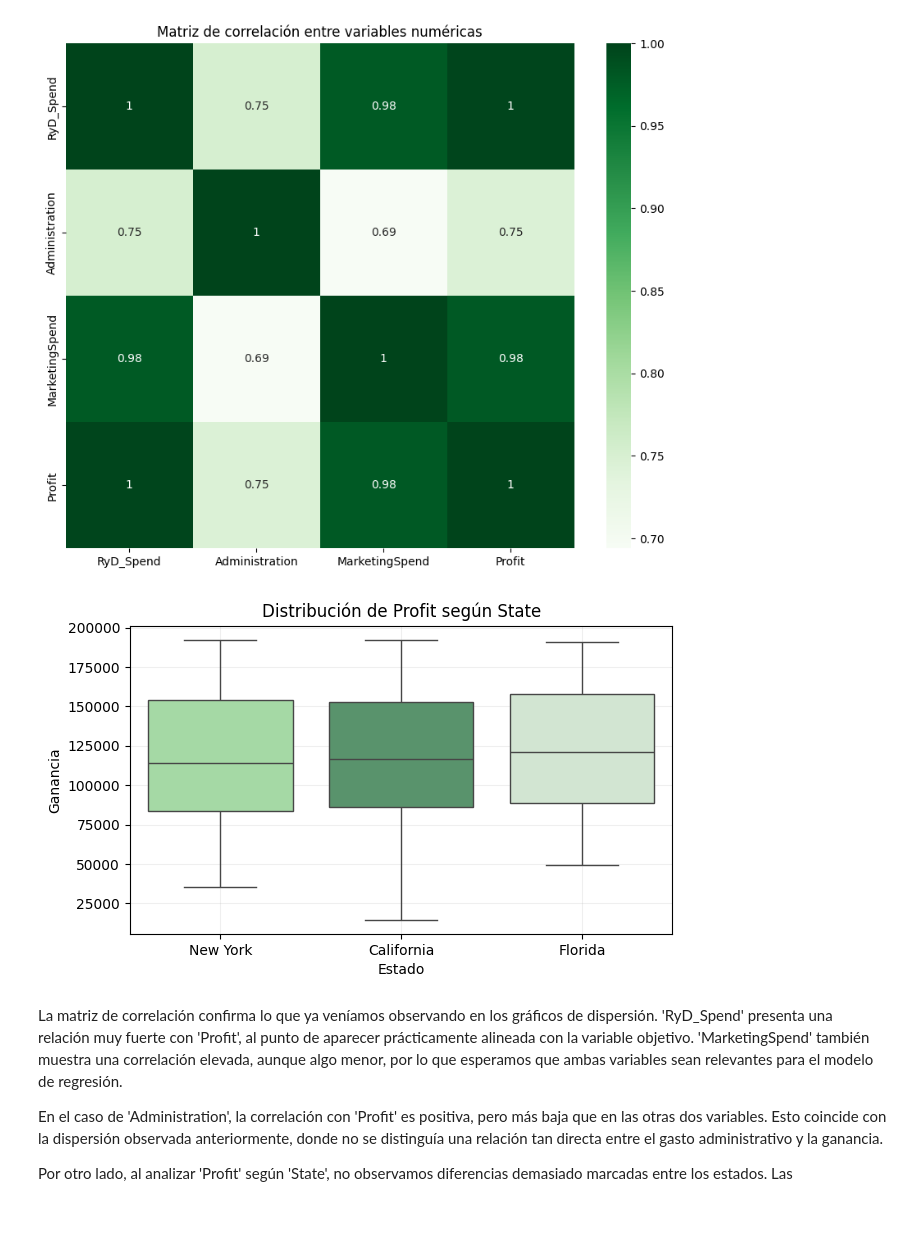
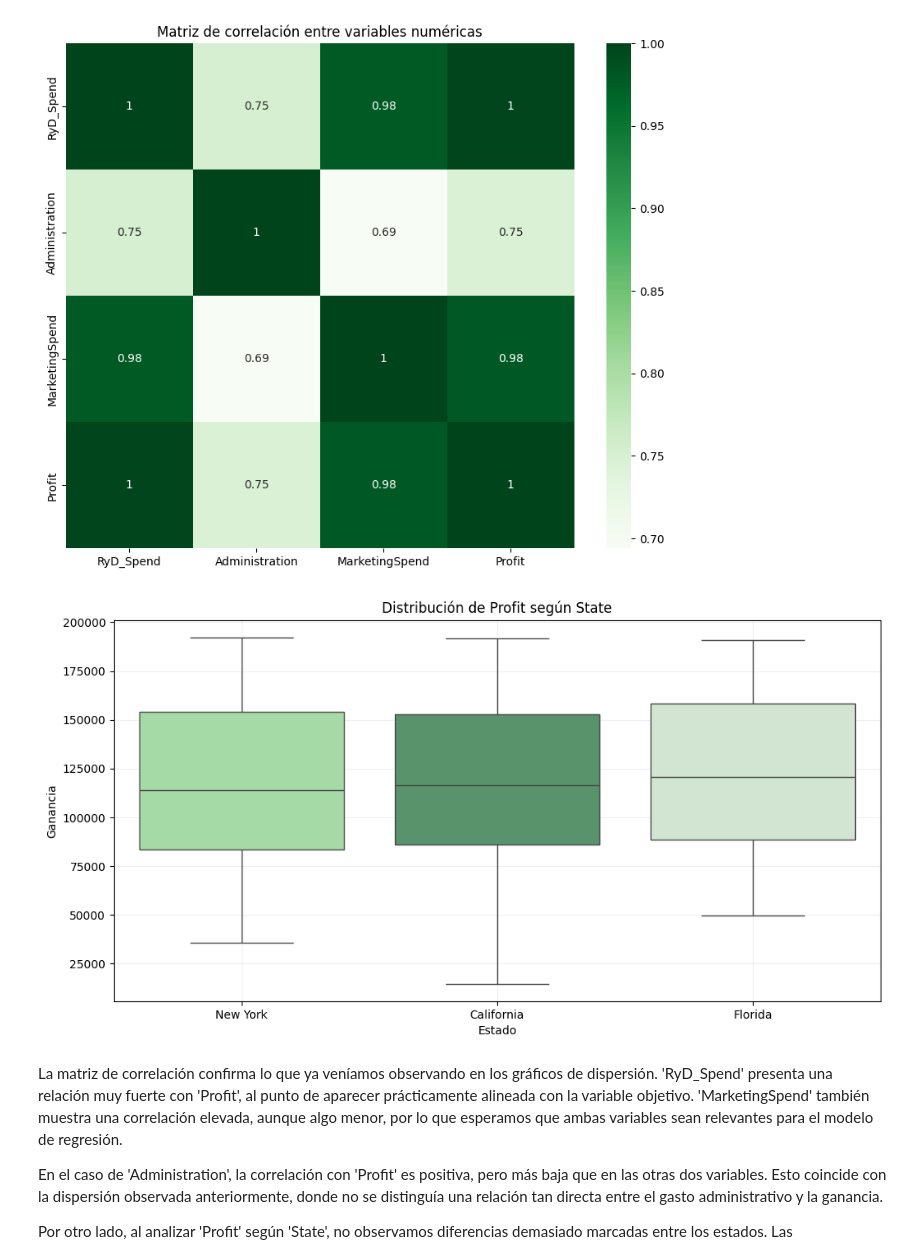
Before and after one commit to laraonys/tp2-md-onyskiw-mu-oz, a Jupyter notebook: Regresion-Munoz-Onyskiw.ipynb, the cells around one changed output. Cells and saved outputs as stored; diff of their text form; code cells hidden in the pictures; blank space fills up the shorter version.

```diff
--- a/Regresion-Munoz-Onyskiw.ipynb
+++ b/Regresion-Munoz-Onyskiw.ipynb
@@ -272,24 +272,24 @@ plt.show()
 # %%
 paleta = ["#9ce29c", "#4f9d69", "#cfe8cf"]
 
-plt.figure(figsize=(7, 4))
+plt.figure(figsize=(12, 6))
 
 sns.boxplot(
     data=dataCompanies,
     x="State",
     y="Profit",
     hue="State",
     palette=paleta,
     legend=False
 )
 
 plt.title("Distribución de Profit según State")
 plt.xlabel("Estado")
 plt.ylabel("Ganancia")
 plt.grid(alpha=0.2)
 plt.show()
 # %% [output]
-[figure, old version]
+[figure, new version]
 # %% [markdown]
 La matriz de correlación confirma lo que ya veníamos observando en los gráficos de dispersión. 'RyD_Spend' presenta una relación muy fuerte con 'Profit', al punto de aparecer prácticamente alineada con la variable objetivo. 'MarketingSpend' también muestra una correlación elevada, aunque algo menor, por lo que esperamos que ambas variables sean relevantes para el modelo de regresión.
 
```
Also changed, not shown: parts of 4 cells of this notebook, 2 other files.
